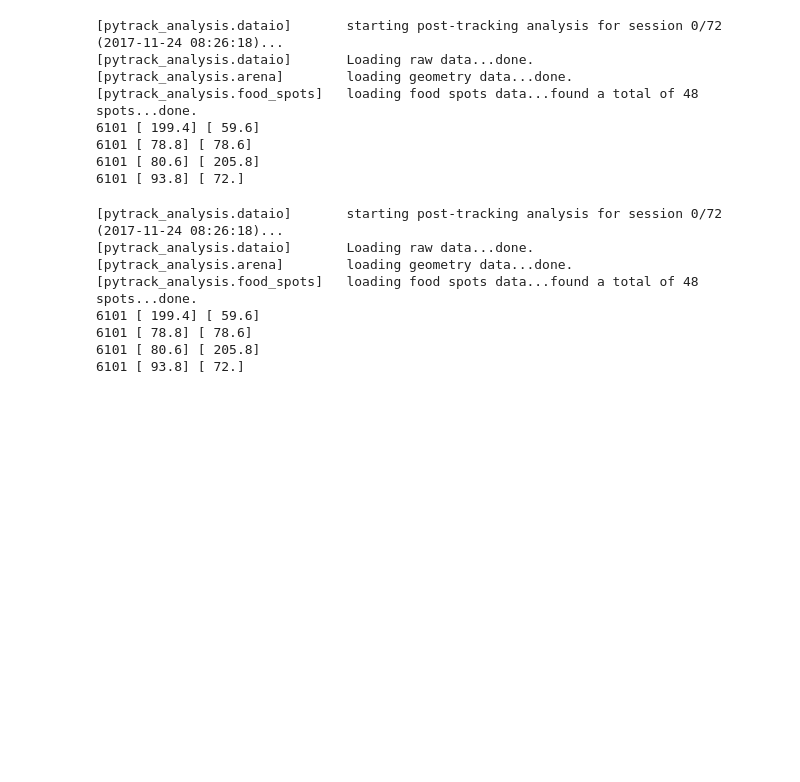
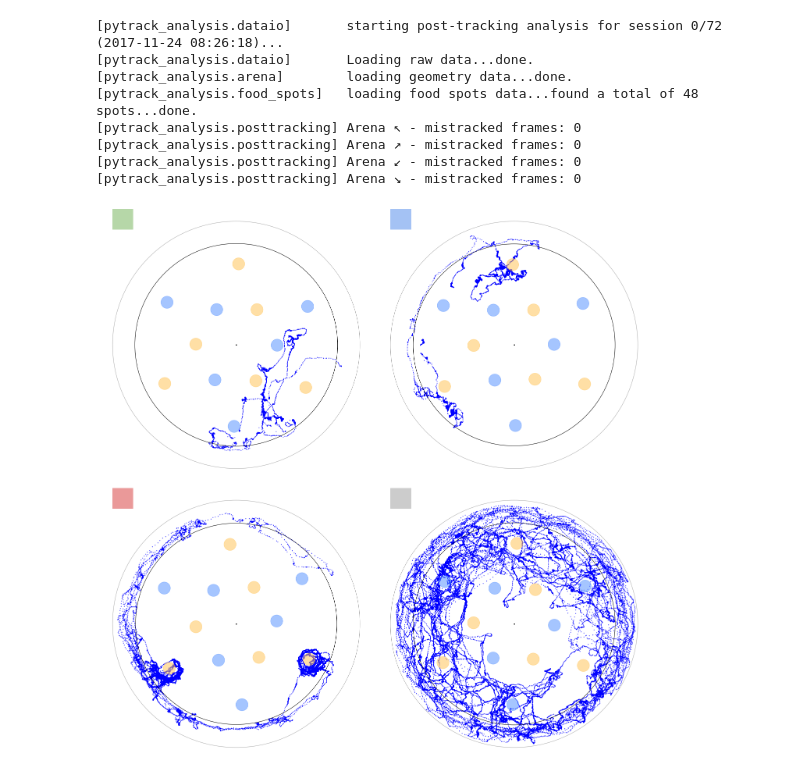
Before and after one commit to degoldschmidt/differential-2017, a Jupyter notebook: notebooks/check_for_mistracking.ipynb, the cells around one changed output. Saved outputs shown, nothing was run; the diff lists cells and outputs as text; code cells hidden in the pictures; blank space fills up the shorter version.

```diff
--- a/notebooks/check_for_mistracking.ipynb
+++ b/notebooks/check_for_mistracking.ipynb
@@ -26,22 +26,4 @@ System 'MacBook-Pro-3_x86_64_degoldschmidt' found.
 Project 'DIFF' found.
 [pytrack_analysis.dataio]       Loading raw data folders and file structure...found 72 sessions...done.
-# %%
-raw_data.get_session(0)
-load_from_file = False
-### for each arena
-for i_arena, each_df in enumerate(raw_data.get_data()):
-    ### compute head and tail positions
-    each_df['head_x'], each_df['head_y'], each_df['tail_x'], each_df['tail_y'] = get_head_tail(each_df, x='body_x', y='body_y', angle='angle', major='major')
-if not load_from_file:
-    flips, headpxs, tailpxs = get_pixel_flip(raw_data.get_data(), hx='head_x', hy='head_y', tx='tail_x', ty='tail_y', video=raw_data.video_file, start=raw_data.first_frame)
-# %% [output]
-[pytrack_analysis.dataio]       starting post-tracking analysis for session 0/72 (2017-11-24 08:26:18)...
-[pytrack_analysis.dataio]       Loading raw data...done.
-[pytrack_analysis.arena]        loading geometry data...done.
-[pytrack_analysis.food_spots]   loading food spots data...found a total of 48 spots...done.
-6101 [ 199.4] [ 59.6]
-6101 [ 78.8] [ 78.6]
-6101 [ 80.6] [ 205.8]
-6101 [ 93.8] [ 72.]
 # %%
 def get_preprocessed_session(raw_data, session_id, fly):
@@ -247,26 +222,29 @@ def plot_single(data, fly, scale, time=None):
 # %%
 #for i_session in range(71):
 i_session = 0
 i_fly = 0
 raw_data = get_preprocessed_session(raw_data, i_session, i_fly)
 ### scale trajectories to mm
-##scale = 8.543
-##raw_data.set_scale('fix_scale', scale, unit='mm')
-##raw_data.flip_y()
+scale = 8.543
+raw_data.set_scale('fix_scale', scale, unit='mm')
+raw_data.flip_y()
 _fileH = "E:\\Dennis\\Google Drive\\PhD Project\\Experiments\\001-DifferentialDeprivation\\plots\\{:02d}_H.png".format(i_session)
 _fileT = "E:\\Dennis\\Google Drive\\PhD Project\\Experiments\\001-DifferentialDeprivation\\plots\\{:02d}_T.png".format(i_session)
 _fileB = "E:\\Dennis\\Google Drive\\PhD Project\\Experiments\\001-DifferentialDeprivation\\plots\\{:02d}_B.png".format(i_session)
+plot_traj(raw_data, scale, time=(raw_data.first_frame, raw_data.last_frame), only='tail')
+plot_traj(raw_data, scale, time=(raw_data.first_frame, raw_data.last_frame), only='head')
 #pdf_traj(raw_data, scale, time=(raw_data.first_frame, raw_data.last_frame), only='tail', title=_fileT)
 #pdf_traj(raw_data, scale, time=(raw_data.first_frame, raw_data.last_frame), only='head', title=_fileH)
 #pdf_traj(raw_data, scale, time=(raw_data.first_frame, raw_data.last_frame), only='head', title=_fileH)
 #plot_single(raw_data, i_fly, scale, time=(raw_data.first_frame + 3 * 1800, raw_data.first_frame + 5 * 1800))
 #plot_single(raw_data, i_fly, scale, time=(12700, 13100))
 # %% [output]
 [pytrack_analysis.dataio]       starting post-tracking analysis for session 0/72 (2017-11-24 08:26:18)...
 [pytrack_analysis.dataio]       Loading raw data...done.
 [pytrack_analysis.arena]        loading geometry data...done.
 [pytrack_analysis.food_spots]   loading food spots data...found a total of 48 spots...done.
-6101 [ 199.4] [ 59.6]
-6101 [ 78.8] [ 78.6]
-6101 [ 80.6] [ 205.8]
-6101 [ 93.8] [ 72.]
+[pytrack_analysis.posttracking] Arena ↖ - mistracked frames: 0
+[pytrack_analysis.posttracking] Arena ↗ - mistracked frames: 0
+[pytrack_analysis.posttracking] Arena ↙ - mistracked frames: 0
+[pytrack_analysis.posttracking] Arena ↘ - mistracked frames: 0
+[figure, added]
```
Also changed, not shown: parts of 7 cells of this notebook.
